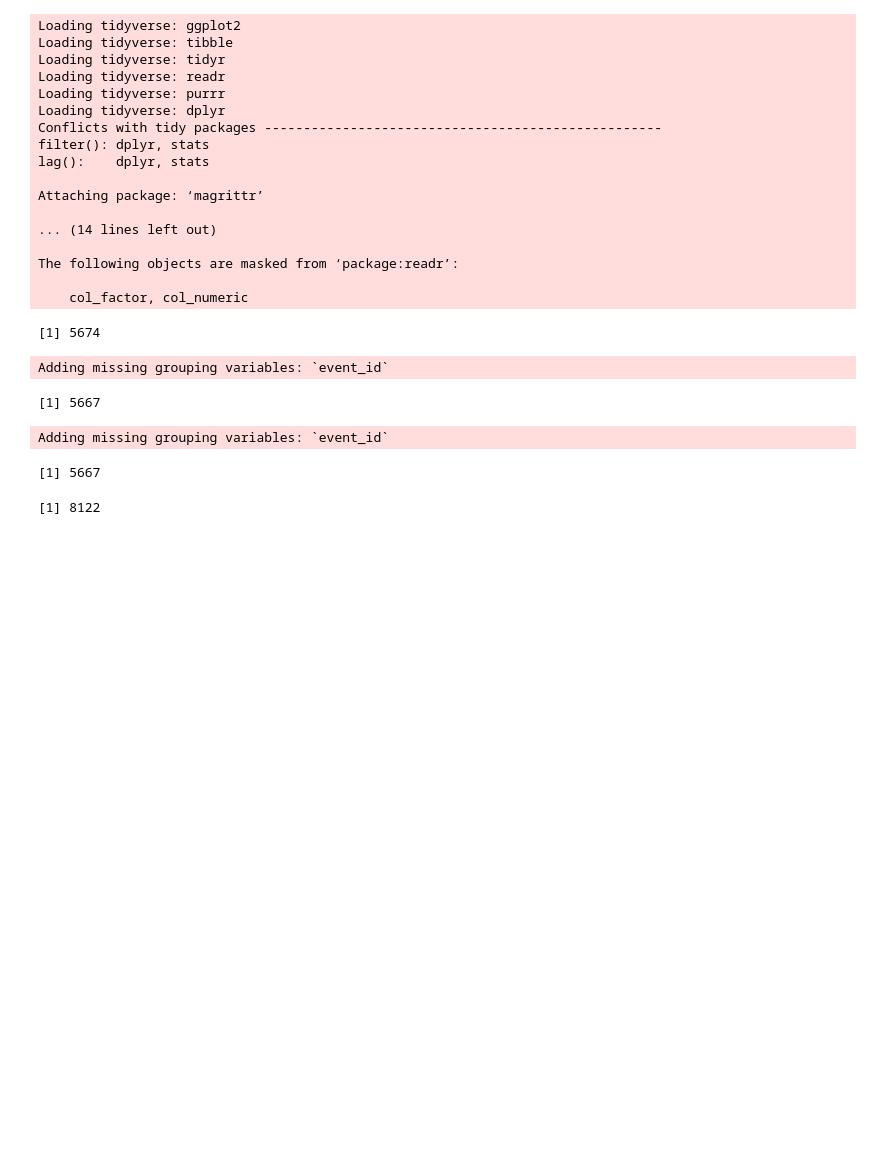
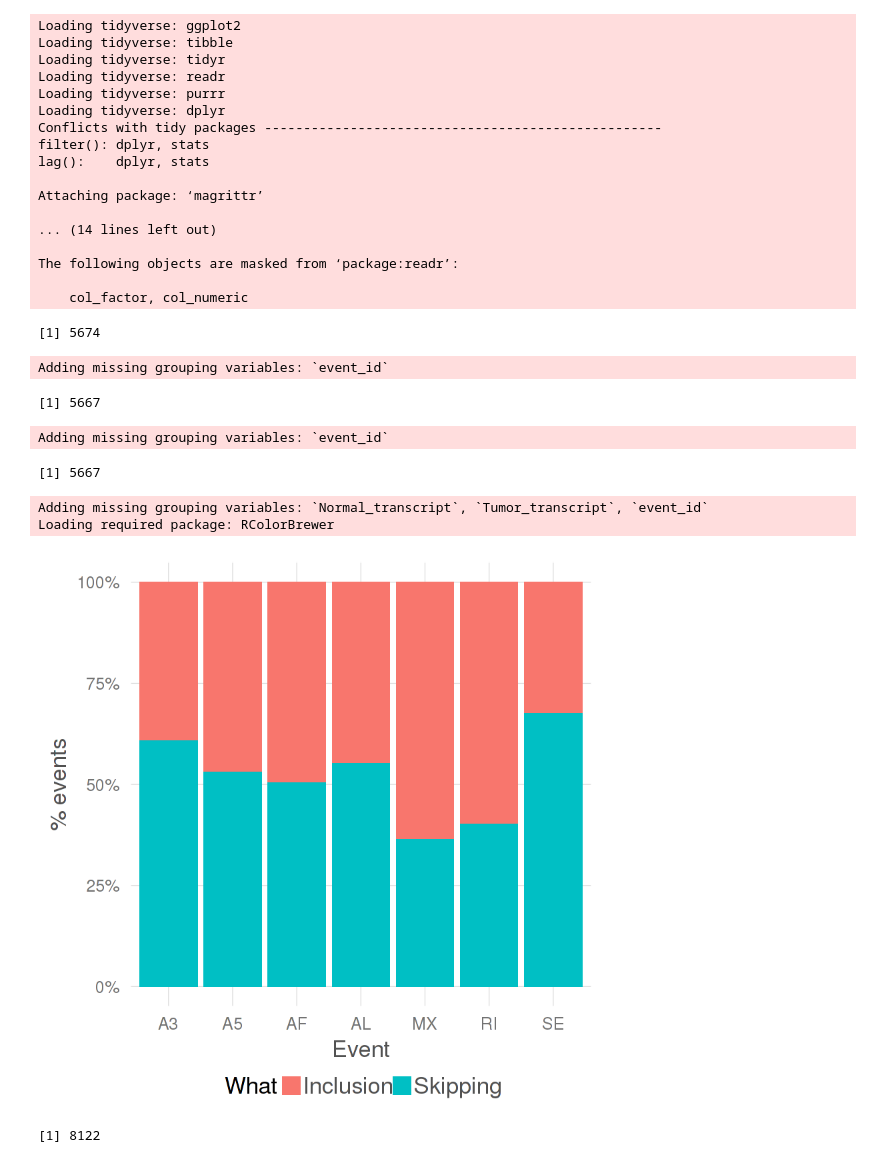
Before and after one commit to hclimente/smartas, a Jupyter notebook: switches/splicing_events.ipynb, the cells around one changed output. Cells and saved outputs as stored; diff of their text form; code cells hidden in the pictures; blank space fills up the shorter version.

Commit message:
separated events into inclusion/skipping

```diff
--- a/switches/splicing_events.ipynb
+++ b/switches/splicing_events.ipynb
@@ -46,13 +46,13 @@ The following objects are masked from ‘package:readr’:
 nt <- merge(switches, events,
       by.x=c("Normal_transcript","Tumor_transcript"),
       by.y=c("alternative_transcripts", "total_transcripts")) %>%
-    mutate(what = "skipping")
+    mutate(what = "Skipping")
 
 # inclusion: events where tumor has the event
 tn <- merge(switches, events,
       by.x=c("Tumor_transcript","Normal_transcript"),
       by.y=c("alternative_transcripts", "total_transcripts")) %>%
-    mutate(what = "inclusion")
+    mutate(what = "Inclusion")
 
 # join
 events_switches <- rbind(nt,tn) %>%
@@ -83,6 +83,22 @@ Adding missing grouping variables: `event_id`
 [1] 5667
 Adding missing grouping variables: `event_id`
 [1] 5667
+# %%
+# compare inclusion and exclusion
+events_switches %>%
+    select(eventType, what) %>%
+    group_by(eventType, what) %>%
+    summarise(n = n()) %>%
+    ggplot(aes(eventType, n, fill = what)) +
+        geom_bar(stat="identity", position="fill") +
+        labs(x = "Event", y = "% events", fill = "What") +
+        clean_theme() +
+        scale_y_continuous(labels = percent)  +
+        theme(legend.position="bottom")
+# %% [output]
+Adding missing grouping variables: `Normal_transcript`, `Tumor_transcript`, `event_id`
+Loading required package: RColorBrewer
+[figure, added]
 # %%
 # total number of switches
 switches %>%
```
Also changed, not shown: parts of 1 cell of this notebook.
